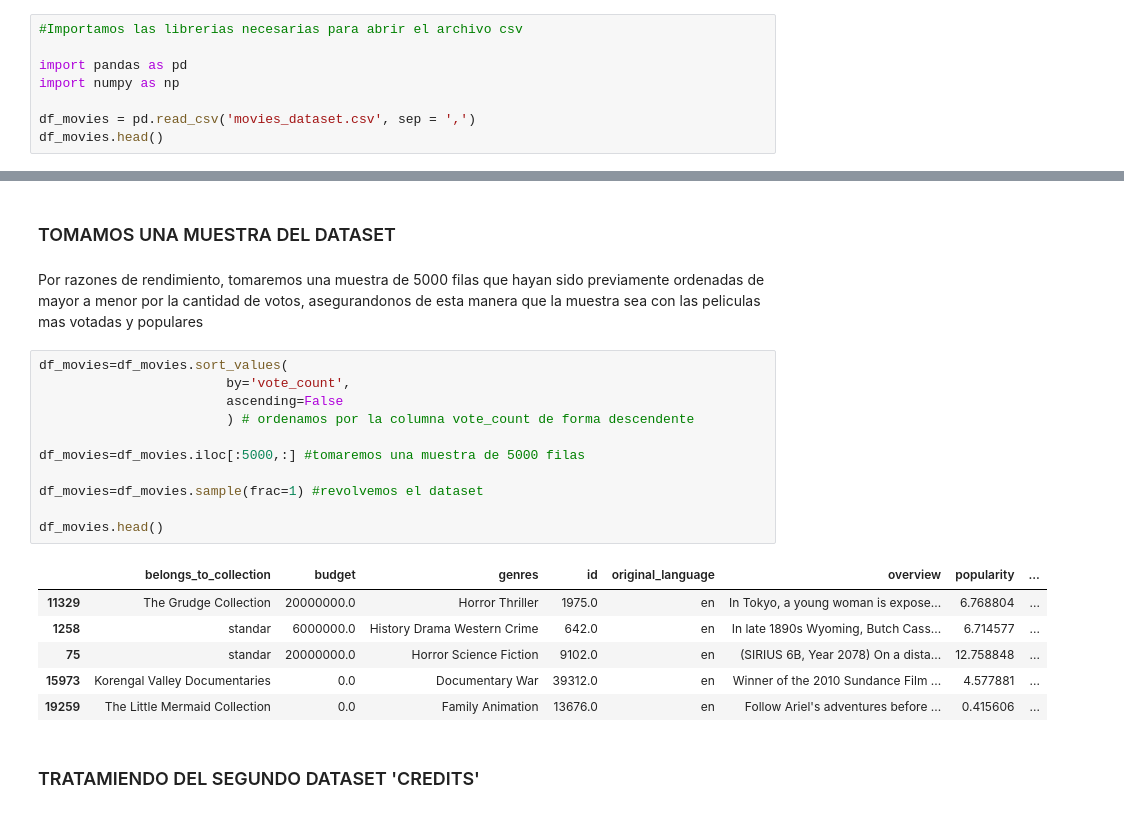
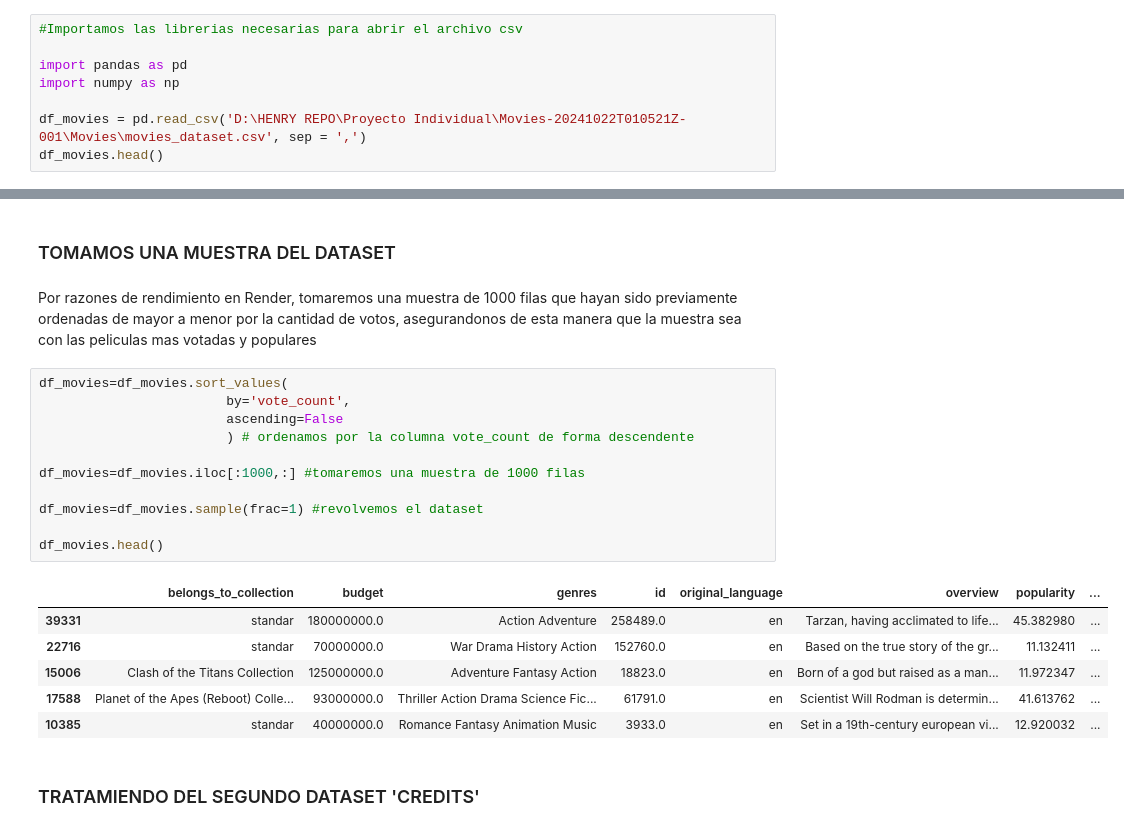
Before and after one commit to jhnnce/Proyecto-Individual-Henry, a Jupyter notebook: Notebook/EDA.ipynb, the cells around one changed output, grey strips where cells are left out. Cells and saved outputs as stored; diff of their text form.

```diff
--- a/Notebook/EDA.ipynb
+++ b/Notebook/EDA.ipynb
@@ -4,7 +4,7 @@
 import pandas as pd
 import numpy as np
 
-df_movies = pd.read_csv('movies_dataset.csv', sep = ',')
+df_movies = pd.read_csv('D:\HENRY REPO\Proyecto Individual\Movies-20241022T010521Z-001\Movies\movies_dataset.csv', sep = ',')
 df_movies.head()
 # %% [output]
 |  | adult | belongs_to_collection | budget | genres | homepage | id | imdb_id | original_language | ... |
@@ -289,25 +289,25 @@ Se puede observar que los datos se distribuyen de manera congruente, sin mostrar
 # %% [markdown]
 ### TOMAMOS UNA MUESTRA DEL DATASET
 # %% [markdown]
-Por razones de rendimiento, tomaremos una muestra de 5000 filas que hayan sido previamente ordenadas de mayor a menor por la cantidad de votos, asegurandonos de esta manera que la muestra sea con las peliculas mas votadas y populares
+Por razones de rendimiento en Render, tomaremos una muestra de 1000 filas que hayan sido previamente ordenadas de mayor a menor por la cantidad de votos, asegurandonos de esta manera que la muestra sea con las peliculas mas votadas y populares
 # %%
 df_movies=df_movies.sort_values(
                         by='vote_count',
                         ascending=False
                         ) # ordenamos por la columna vote_count de forma descendente
 
-df_movies=df_movies.iloc[:5000,:] #tomaremos una muestra de 5000 filas
+df_movies=df_movies.iloc[:1000,:] #tomaremos una muestra de 1000 filas
 
 df_movies=df_movies.sample(frac=1) #revolvemos el dataset
 
 df_movies.head()
 # %% [output]
 |  | belongs_to_collection | budget | genres | id | original_language | overview | popularity | ... |
-| 11329 | The Grudge Collection | 20000000.0 | Horror Thriller | 1975.0 | en | In Tokyo, a young woman is expose... | 6.768804 | ... |
-| 1258 | standar | 6000000.0 | History Drama Western Crime | 642.0 | en | In late 1890s Wyoming, Butch Cass... | 6.714577 | ... |
-| 75 | standar | 20000000.0 | Horror Science Fiction | 9102.0 | en | (SIRIUS 6B, Year 2078) On a dista... | 12.758848 | ... |
-| 15973 | Korengal Valley Documentaries | 0.0 | Documentary War | 39312.0 | en | Winner of the 2010 Sundance Film ... | 4.577881 | ... |
-| 19259 | The Little Mermaid Collection | 0.0 | Family Animation | 13676.0 | en | Follow Ariel's adventures before ... | 0.415606 | ... |
+| 39331 | standar | 180000000.0 | Action Adventure | 258489.0 | en | Tarzan, having acclimated to life... | 45.382980 | ... |
+| 22716 | standar | 70000000.0 | War Drama History Action | 152760.0 | en | Based on the true story of the gr... | 11.132411 | ... |
+| 15006 | Clash of the Titans Collection | 125000000.0 | Adventure Fantasy Action | 18823.0 | en | Born of a god but raised as a man... | 11.972347 | ... |
+| 17588 | Planet of the Apes (Reboot) Colle... | 93000000.0 | Thriller Action Drama Science Fic... | 61791.0 | en | Scientist Will Rodman is determin... | 41.613762 | ... |
+| 10385 | standar | 40000000.0 | Romance Fantasy Animation Music | 3933.0 | en | Set in a 19th-century european vi... | 12.920032 | ... |
 # %% [markdown]
 ### TRATAMIENDO DEL SEGUNDO DATASET 'CREDITS'
 # %%
```
Also changed, not shown: parts of 17 cells of this notebook.
